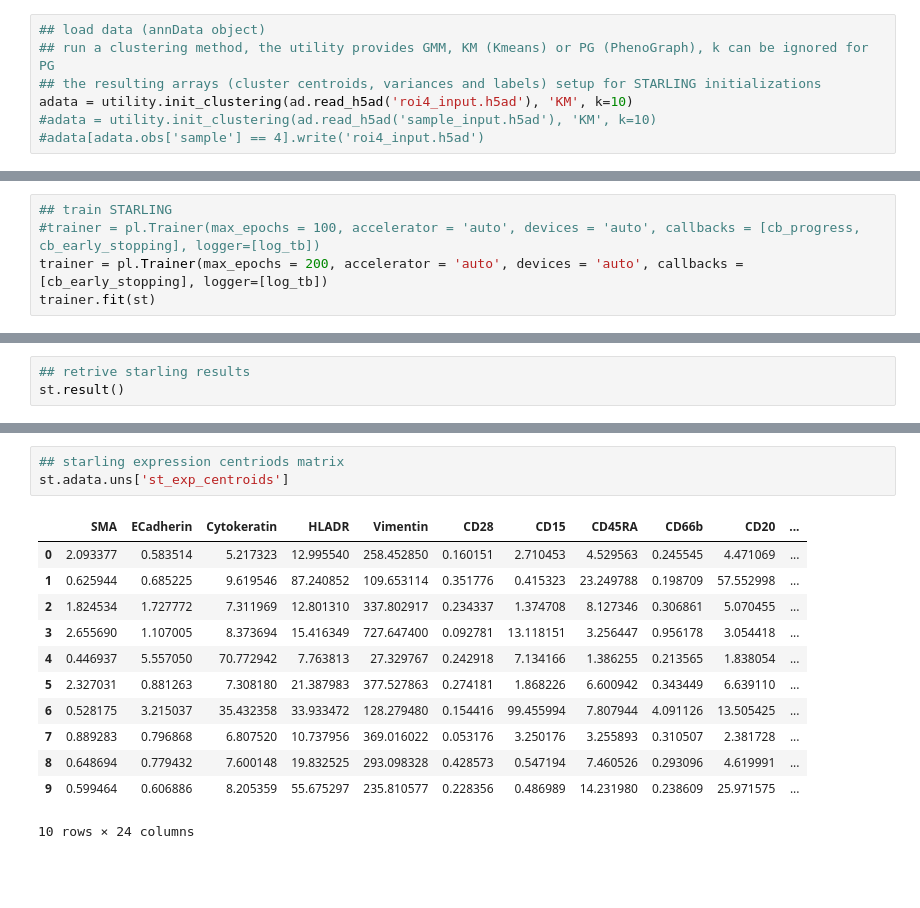
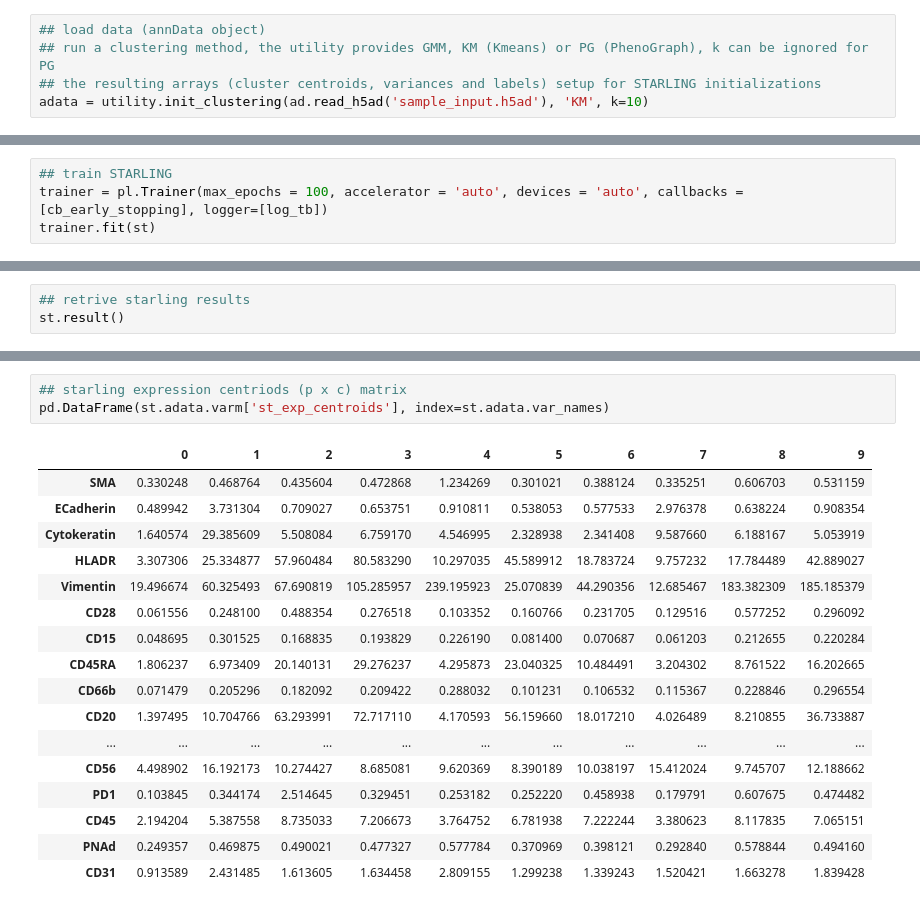
Before and after one commit to camlab-bioml/starling, a Jupyter notebook: tutorial.ipynb, the cells around one changed output, grey strips where cells are left out. Saved outputs shown, nothing was run; the diff lists cells and outputs as text; blank space fills up the shorter version.

```diff
--- a/tutorial.ipynb
+++ b/tutorial.ipynb
@@ -14,9 +13,7 @@ import starling
 ## load data (annData object)
 ## run a clustering method, the utility provides GMM, KM (Kmeans) or PG (PhenoGraph), k can be ignored for PG
 ## the resulting arrays (cluster centroids, variances and labels) setup for STARLING initializations
-adata = utility.init_clustering(ad.read_h5ad('roi4_input.h5ad'), 'KM', k=10)
-#adata = utility.init_clustering(ad.read_h5ad('sample_input.h5ad'), 'KM', k=10)
-#adata[adata.obs['sample'] == 4].write('roi4_input.h5ad')
+adata = utility.init_clustering(ad.read_h5ad('sample_input.h5ad'), 'KM', k=10)
 # %%
 ## setup starling with initializations
 st = starling.ST(adata)
@@ -31,8 +25,7 @@ cb_early_stopping = EarlyStopping(monitor = 'train_loss', mode = 'min', verbose
 log_tb = TensorBoardLogger(save_dir = 'log')
 # %%
 ## train STARLING
-#trainer = pl.Trainer(max_epochs = 100, accelerator = 'auto', devices = 'auto', callbacks = [cb_progress, cb_early_stopping], logger=[log_tb])
-trainer = pl.Trainer(max_epochs = 200, accelerator = 'auto', devices = 'auto', callbacks = [cb_early_stopping], logger=[log_tb])
+trainer = pl.Trainer(max_epochs = 100, accelerator = 'auto', devices = 'auto', callbacks = [cb_early_stopping], logger=[log_tb])
 trainer.fit(st)
 # %% [output]
 GPU available: True (cuda), used: True
@@ -93,18 +95,23 @@ st.adata.uns['init_exp_centroids']
 # %%
-## starling expression centriods matrix
-st.adata.uns['st_exp_centroids']
+## starling expression centriods (p x c) matrix
+pd.DataFrame(st.adata.varm['st_exp_centroids'], index=st.adata.var_names)
 # %% [output]
-|  | SMA | ECadherin | Cytokeratin | HLADR | Vimentin | CD28 | CD15 | CD45RA | CD66b | CD20 | ... |
-| 0 | 2.093377 | 0.583514 | 5.217323 | 12.995540 | 258.452850 | 0.160151 | 2.710453 | 4.529563 | 0.245545 | 4.471069 | ... |
-| 1 | 0.625944 | 0.685225 | 9.619546 | 87.240852 | 109.653114 | 0.351776 | 0.415323 | 23.249788 | 0.198709 | 57.552998 | ... |
-| 2 | 1.824534 | 1.727772 | 7.311969 | 12.801310 | 337.802917 | 0.234337 | 1.374708 | 8.127346 | 0.306861 | 5.070455 | ... |
-| 3 | 2.655690 | 1.107005 | 8.373694 | 15.416349 | 727.647400 | 0.092781 | 13.118151 | 3.256447 | 0.956178 | 3.054418 | ... |
-| 4 | 0.446937 | 5.557050 | 70.772942 | 7.763813 | 27.329767 | 0.242918 | 7.134166 | 1.386255 | 0.213565 | 1.838054 | ... |
-| 5 | 2.327031 | 0.881263 | 7.308180 | 21.387983 | 377.527863 | 0.274181 | 1.868226 | 6.600942 | 0.343449 | 6.639110 | ... |
-| 6 | 0.528175 | 3.215037 | 35.432358 | 33.933472 | 128.279480 | 0.154416 | 99.455994 | 7.807944 | 4.091126 | 13.505425 | ... |
-| 7 | 0.889283 | 0.796868 | 6.807520 | 10.737956 | 369.016022 | 0.053176 | 3.250176 | 3.255893 | 0.310507 | 2.381728 | ... |
-| 8 | 0.648694 | 0.779432 | 7.600148 | 19.832525 | 293.098328 | 0.428573 | 0.547194 | 7.460526 | 0.293096 | 4.619991 | ... |
-| 9 | 0.599464 | 0.606886 | 8.205359 | 55.675297 | 235.810577 | 0.228356 | 0.486989 | 14.231980 | 0.238609 | 25.971575 | ... |
+|  | 0 | 1 | 2 | 3 | 4 | 5 | 6 | 7 | 8 | 9 |
+| SMA | 0.330248 | 0.468764 | 0.435604 | 0.472868 | 1.234269 | 0.301021 | 0.388124 | 0.335251 | 0.606703 | 0.531159 |
+| ECadherin | 0.489942 | 3.731304 | 0.709027 | 0.653751 | 0.910811 | 0.538053 | 0.577533 | 2.976378 | 0.638224 | 0.908354 |
+| Cytokeratin | 1.640574 | 29.385609 | 5.508084 | 6.759170 | 4.546995 | 2.328938 | 2.341408 | 9.587660 | 6.188167 | 5.053919 |
+| HLADR | 3.307306 | 25.334877 | 57.960484 | 80.583290 | 10.297035 | 45.589912 | 18.783724 | 9.757232 | 17.784489 | 42.889027 |
+| Vimentin | 19.496674 | 60.325493 | 67.690819 | 105.285957 | 239.195923 | 25.070839 | 44.290356 | 12.685467 | 183.382309 | 185.185379 |
+| CD28 | 0.061556 | 0.248100 | 0.488354 | 0.276518 | 0.103352 | 0.160766 | 0.231705 | 0.129516 | 0.577252 | 0.296092 |
+| CD15 | 0.048695 | 0.301525 | 0.168835 | 0.193829 | 0.226190 | 0.081400 | 0.070687 | 0.061203 | 0.212655 | 0.220284 |
+| CD45RA | 1.806237 | 6.973409 | 20.140131 | 29.276237 | 4.295873 | 23.040325 | 10.484491 | 3.204302 | 8.761522 | 16.202665 |
+| CD66b | 0.071479 | 0.205296 | 0.182092 | 0.209422 | 0.288032 | 0.101231 | 0.106532 | 0.115367 | 0.228846 | 0.296554 |
+| CD20 | 1.397495 | 10.704766 | 63.293991 | 72.717110 | 4.170593 | 56.159660 | 18.017210 | 4.026489 | 8.210855 | 36.733887 |
+| ... | ... | ... | ... | ... | ... | ... | ... | ... | ... | ... |
+| CD56 | 4.498902 | 16.192173 | 10.274427 | 8.685081 | 9.620369 | 8.390189 | 10.038197 | 15.412024 | 9.745707 | 12.188662 |
+| PD1 | 0.103845 | 0.344174 | 2.514645 | 0.329451 | 0.253182 | 0.252220 | 0.458938 | 0.179791 | 0.607675 | 0.474482 |
+| CD45 | 2.194204 | 5.387558 | 8.735033 | 7.206673 | 3.764752 | 6.781938 | 7.222244 | 3.380623 | 8.117835 | 7.065151 |
+| PNAd | 0.249357 | 0.469875 | 0.490021 | 0.477327 | 0.577784 | 0.370969 | 0.398121 | 0.292840 | 0.578844 | 0.494160 |
+| CD31 | 0.913589 | 2.431485 | 1.613605 | 1.634458 | 2.809155 | 1.299238 | 1.339243 | 1.520421 | 1.663278 | 1.839428 |
-10 rows × 24 columns
 # %%
 ## assignment distributions (n x c maxtrix)
```
Also changed, not shown: parts of 8 cells of this notebook, 2 other files.
